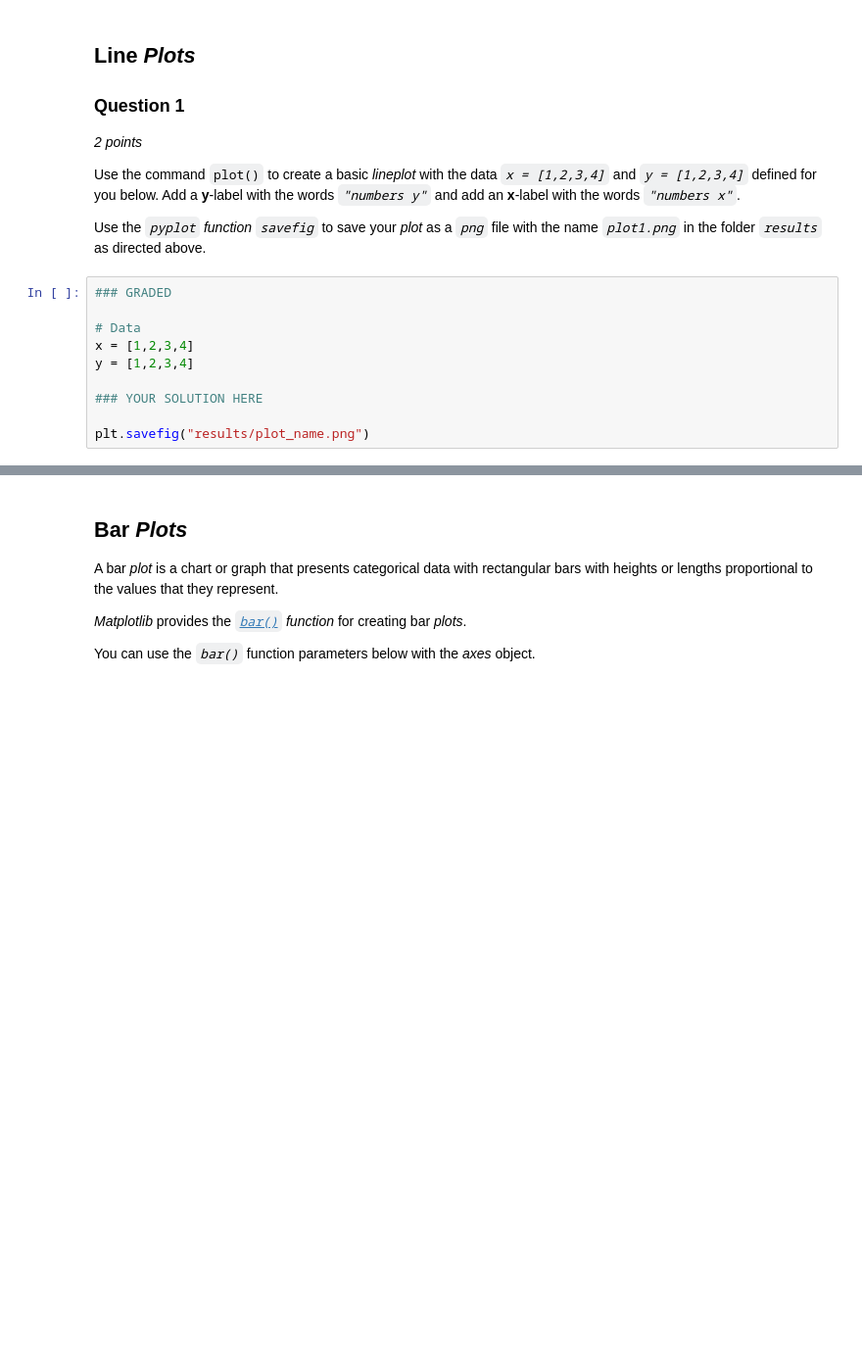
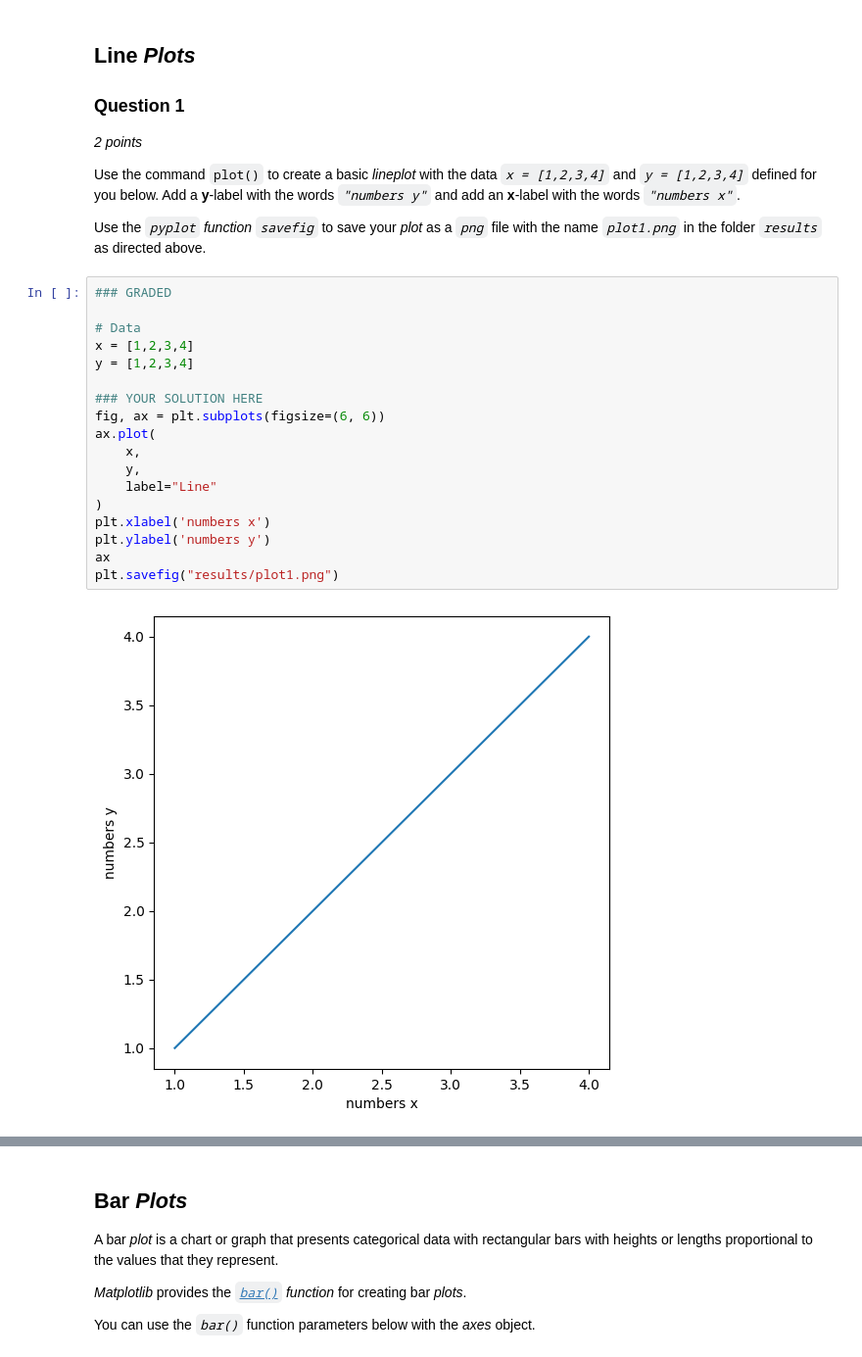
Before and after one commit to andrewcbuensalida/numpy-mit, a Jupyter notebook: plotting.ipynb, the cells around one changed output, grey strips where cells are left out. Shown at 98% size. Cells and saved outputs as stored; diff of their text form; blank space fills up the shorter version.

Commit message:
plots

```diff
--- a/plotting.ipynb
+++ b/plotting.ipynb
@@ -40,13 +40,23 @@ Use the *`pyplot` function `savefig`* to save your *plot* as a *`png`* file with
 # %%
 ### GRADED
 
-# Data
+# Data
 x = [1,2,3,4]
 y = [1,2,3,4]
 
 ### YOUR SOLUTION HERE
-
-plt.savefig("results/plot_name.png")
+fig, ax = plt.subplots(figsize=(6, 6))
+ax.plot(
+    x,
+    y,
+    label="Line"
+)
+plt.xlabel('numbers x')
+plt.ylabel('numbers y')
+ax
+plt.savefig("results/plot1.png")
+# %% [output]
+[figure, added]
 # %% [markdown]
 
 It is also possible to plot different lines on the same graphs.
```
Also changed, not shown: parts of 5 cells of this notebook, 6 other files.
